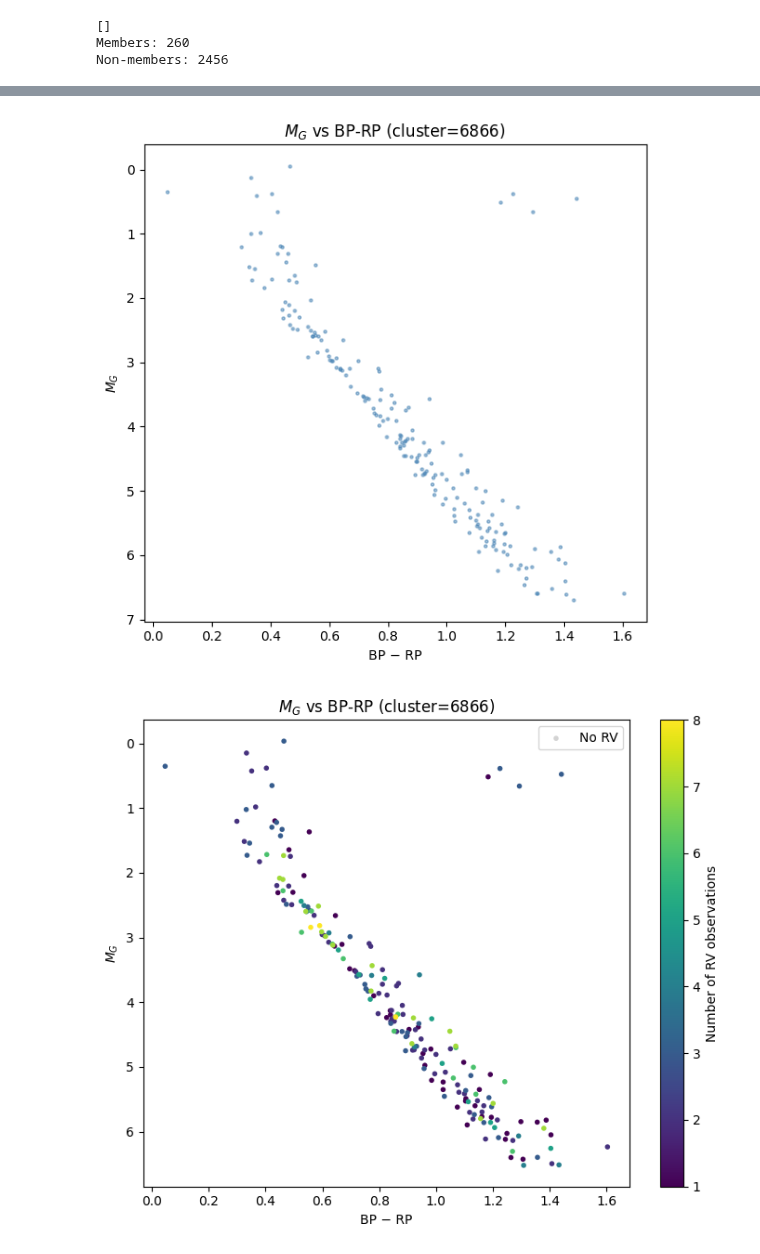
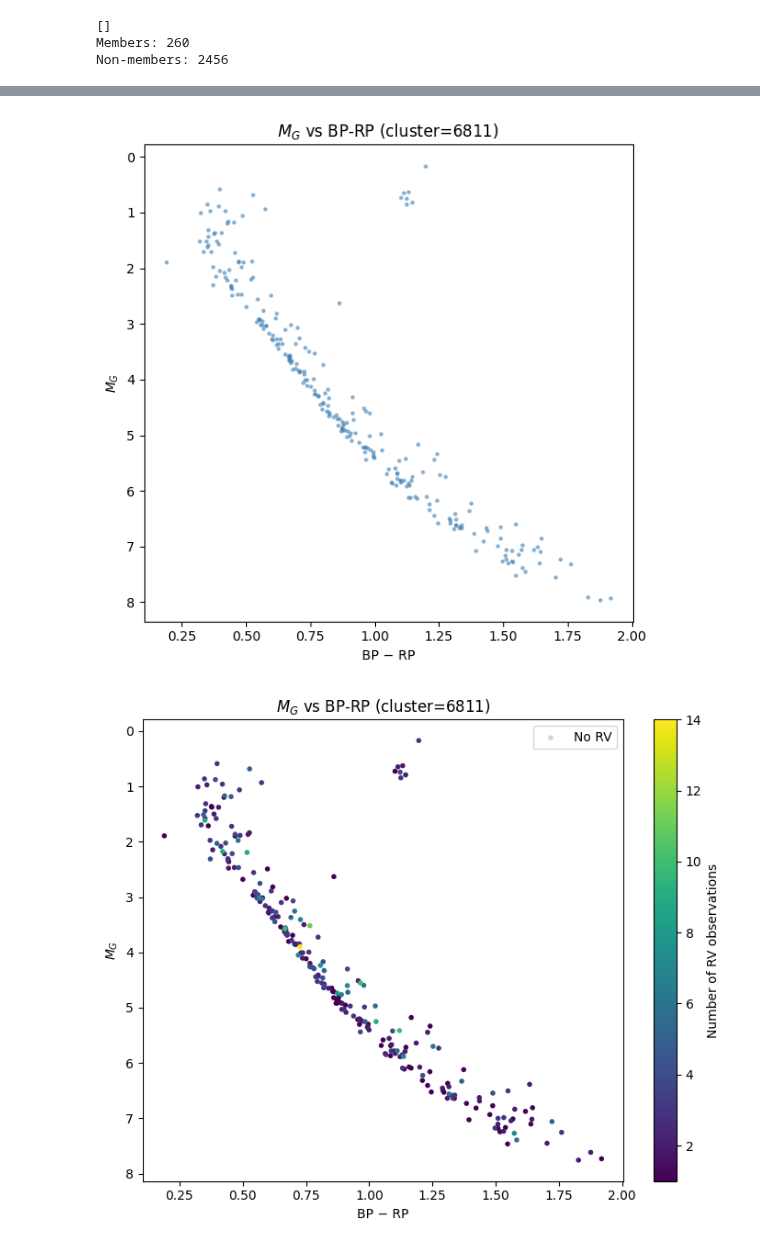
Before and after one commit to DWich06/binaries-research, a Jupyter notebook: NGC6866_6811/Mg_BPRP_RVCounts.ipynb, the cells around one changed output, grey strips where cells are left out. Cells and saved outputs as stored; diff of their text form; code cells hidden in the pictures.

Commit message:
Updated RV counts and overall organization

```diff
--- a/NGC6866_6811/Mg_BPRP_RVCounts.ipynb
+++ b/NGC6866_6811/Mg_BPRP_RVCounts.ipynb
@@ -488,6 +547,6 @@ def M_g_BPRP_h5_rv_counts(fits_path, script_dir=None, cluster=None):
 # %%
-M_g_BPRP_h5(cluster="6866")
-M_g_BPRP_h5_rv_counts(fits_path="rcat_ngc6866_v0.fits", cluster="6866")
+M_g_BPRP_h5(cluster="6811")
+M_g_BPRP_h5_rv_counts(fits_path="rcat_ngc6811_v0.fits", cluster="6811")
 # %% [output]
-[figure, old version]
+[figure, new version]
-[figure, old version]
+[figure, new version]
```
Also changed, not shown: parts of 2 cells of this notebook, 1 other file.
